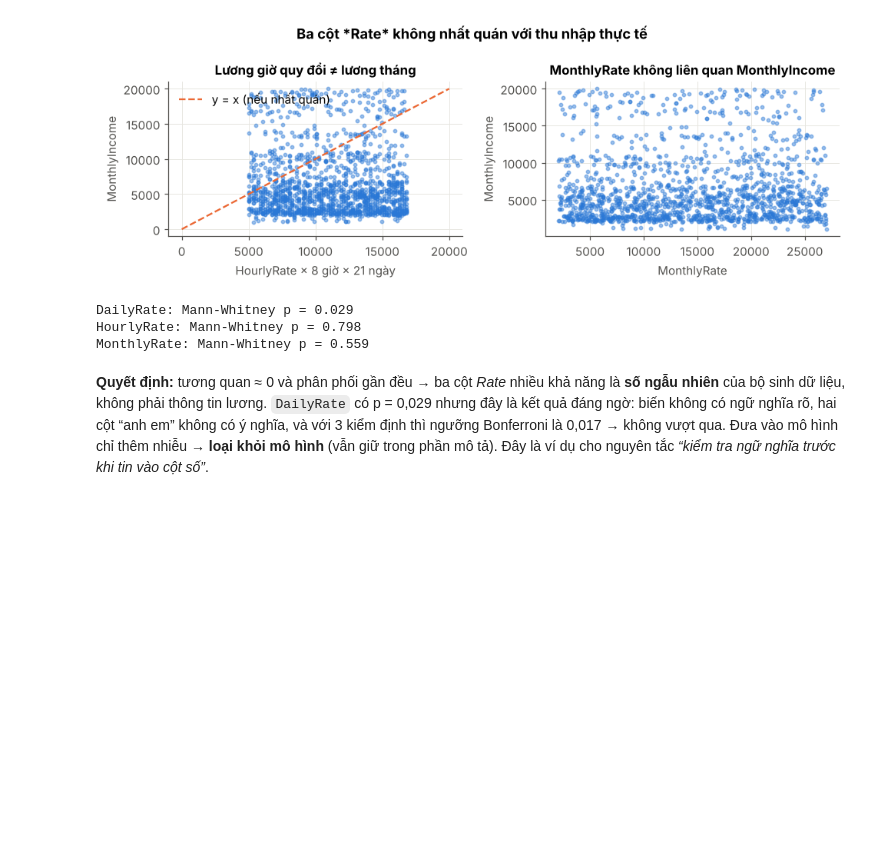
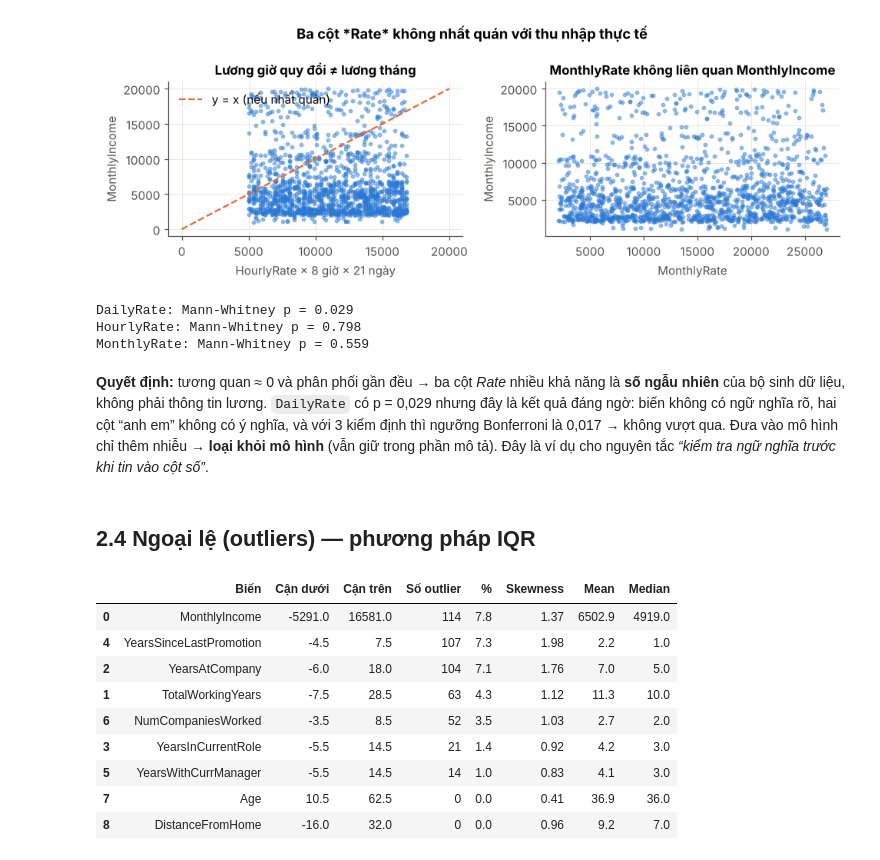
Before and after one commit to trangthu171106/ibm-hr-attrition-analysis, a Jupyter notebook: IBM_HR_Attrition_Analysis.ipynb, the cells around one changed output. Cells and saved outputs as stored; diff of their text form; code cells hidden in the pictures; blank space fills up the shorter version.

```diff
--- a/IBM_HR_Attrition_Analysis.ipynb
+++ b/IBM_HR_Attrition_Analysis.ipynb
@@ -291,3 +291,29 @@ HourlyRate: Mann-Whitney p = 0.798
 MonthlyRate: Mann-Whitney p = 0.559
 # %% [markdown]
 **Quyết định:** tương quan ≈ 0 và phân phối gần đều → ba cột *Rate* nhiều khả năng là **số ngẫu nhiên** của bộ sinh dữ liệu, không phải thông tin lương. `DailyRate` có p = 0,029 nhưng đây là kết quả đáng ngờ: biến không có ngữ nghĩa rõ, hai cột “anh em” không có ý nghĩa, và với 3 kiểm định thì ngưỡng Bonferroni là 0,017 → không vượt qua. Đưa vào mô hình chỉ thêm nhiễu → **loại khỏi mô hình** (vẫn giữ trong phần mô tả). Đây là ví dụ cho nguyên tắc *“kiểm tra ngữ nghĩa trước khi tin vào cột số”*.
+# %% [markdown]
+## 2.4 Ngoại lệ (outliers) — phương pháp IQR
+# %%
+# 2.4 Phát hiện outlier bằng quy tắc IQR (Q1 − 1,5·IQR; Q3 + 1,5·IQR) cho các biến liên tục / đếm
+cont = ["MonthlyIncome", "TotalWorkingYears", "YearsAtCompany", "YearsInCurrentRole",
+        "YearsSinceLastPromotion", "YearsWithCurrManager", "NumCompaniesWorked", "Age", "DistanceFromHome"]
+rows = []
+for c in cont:
+    q1, q3 = df[c].quantile([.25, .75]); iqr = q3 - q1
+    lo, hi = q1 - 1.5 * iqr, q3 + 1.5 * iqr
+    n_out = int(((df[c] < lo) | (df[c] > hi)).sum())
+    rows.append([c, round(lo, 1), round(hi, 1), n_out, round(n_out / len(df) * 100, 1),
+                 round(df[c].skew(), 2), round(df[c].mean(), 1), df[c].median()])
+outlier_tbl = pd.DataFrame(rows, columns=["Biến", "Cận dưới", "Cận trên", "Số outlier", "%", "Skewness", "Mean", "Median"])
+outlier_tbl.sort_values("Số outlier", ascending=False)
+# %% [output]
+|  | Biến | Cận dưới | Cận trên | Số outlier | % | Skewness | Mean | Median |
+| 0 | MonthlyIncome | -5291.0 | 16581.0 | 114 | 7.8 | 1.37 | 6502.9 | 4919.0 |
+| 4 | YearsSinceLastPromotion | -4.5 | 7.5 | 107 | 7.3 | 1.98 | 2.2 | 1.0 |
+| 2 | YearsAtCompany | -6.0 | 18.0 | 104 | 7.1 | 1.76 | 7.0 | 5.0 |
+| 1 | TotalWorkingYears | -7.5 | 28.5 | 63 | 4.3 | 1.12 | 11.3 | 10.0 |
+| 6 | NumCompaniesWorked | -3.5 | 8.5 | 52 | 3.5 | 1.03 | 2.7 | 2.0 |
+| 3 | YearsInCurrentRole | -5.5 | 14.5 | 21 | 1.4 | 0.92 | 4.2 | 3.0 |
+| 5 | YearsWithCurrManager | -5.5 | 14.5 | 14 | 1.0 | 0.83 | 4.1 | 3.0 |
+| 7 | Age | 10.5 | 62.5 | 0 | 0.0 | 0.41 | 36.9 | 36.0 |
+| 8 | DistanceFromHome | -16.0 | 32.0 | 0 | 0.0 | 0.96 | 9.2 | 7.0 |
```
Also changed, not shown: parts of 8 cells of this notebook, 1 other file.
